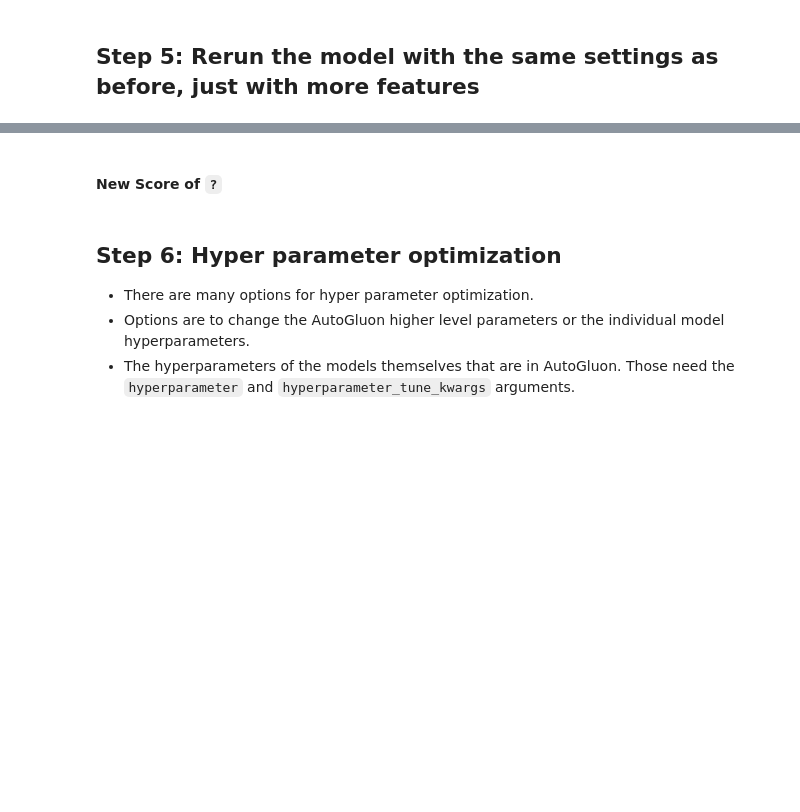
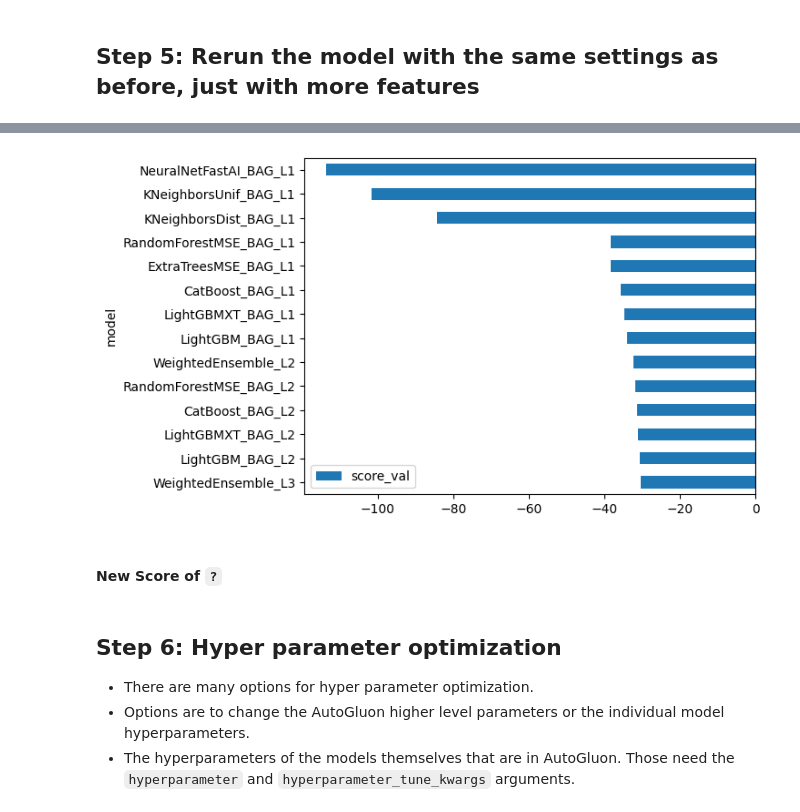
Before and after one commit to Mach-web/bike_sharing, a Jupyter notebook: project/project-template.ipynb, the cells around one changed output, grey strips where cells are left out. Saved outputs shown, nothing was run; the diff lists cells and outputs as text; code cells hidden in the pictures; blank space fills up the shorter version.

Commit message:
Trained the new featured engineered data

```diff
--- a/project/project-template.ipynb
+++ b/project/project-template.ipynb
@@ -539,5 +536,5 @@ plt.show()
 # %% [markdown]
 #### The data has been split according to days of the month. Having month as a feature would affect our model.
 # %%
-train.drop('day', axis = 1, inplace = True)
-test.drop('day', axis = 1, inplace = True)
+new_train.drop('day', axis = 1, inplace = True)
+new_test.drop('day', axis = 1, inplace = True)
@@ -549,0 +543,7 @@ predictor_new_features = TabularPredictor(?).fit(?)
+# %%
+predictor_new_features = TabularPredictor(label = 'count',
+                                          problem_type = 'regression',
+                                          eval_metric = 'rmse').fit(
+    train_data = new_train.loc[:, ~new_train.columns.isin(['casual', 'registered'])],
+    presets = 'best_quality',
+    time_limit = 600)
@@ -552,2 +605,6 @@ predictor_new_features.fit_summary()
+# %%
+predictor_new_features.leaderboard().plot(kind = "barh", x = 'model', y = 'score_val');
+# %% [output]
+[figure, added]
 # %%
 # Remember to set all negative values to zero
```
Also changed, not shown: parts of 8 cells of this notebook.
